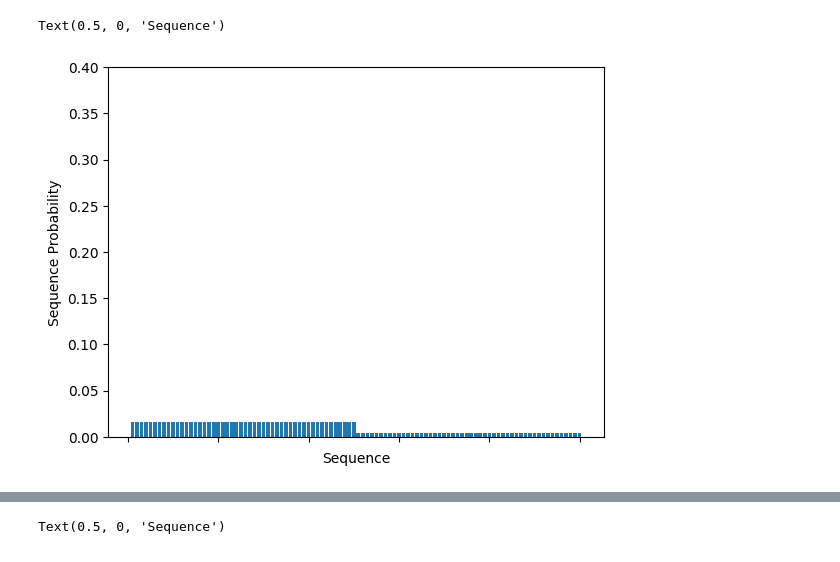
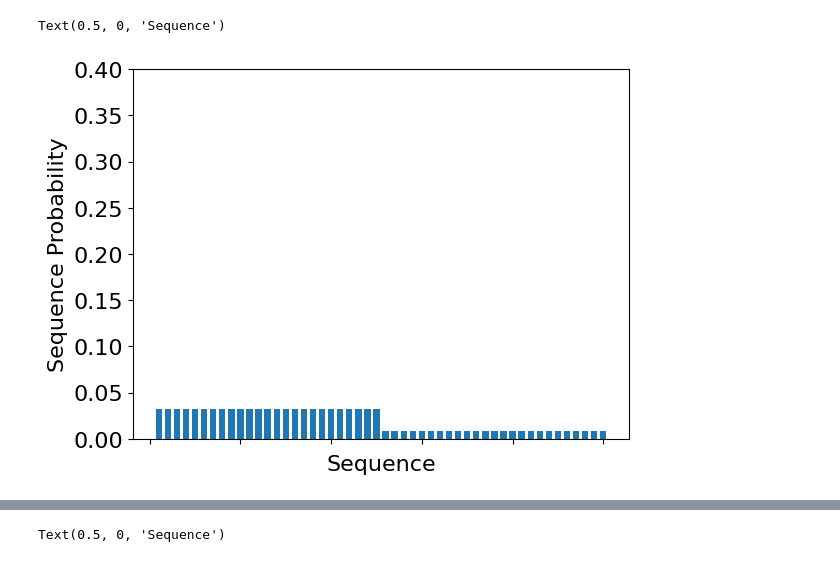
Before and after one commit to ljyflores/calibrated-confidence-for-nlg, a Jupyter notebook: analysis/plot_demos.ipynb, the cells around one changed output, grey strips where cells are left out. Cells and saved outputs as stored; diff of their text form; code cells hidden in the pictures.

```diff
--- a/analysis/plot_demos.ipynb
+++ b/analysis/plot_demos.ipynb
@@ -3,14 +3,16 @@ import numpy as np
 import matplotlib.pyplot as plt
 from utils_tail_probs import *
 # %%
-bars0 = [0.8 / 50] * 50 + [0.2 / 50] * 50
-barlist = plt.bar(list(range(1, len(bars0) + 1)), bars0)
+bars0 = [0.8 / 25] * 25 + [0.2 / 25] * 25
+barlist = plt.bar(list(range(1, len(bars0) + 1)), bars0, width=0.7)
 
+plt.xticks(fontsize=16)
+plt.yticks(fontsize=16)
 plt.ylim(0, 0.4)
 plt.gca().set_xticklabels([])
-plt.ylabel("Sequence Probability")
-plt.xlabel("Sequence")
+plt.ylabel("Sequence Probability", fontsize=16)
+plt.xlabel("Sequence", fontsize=16)
 # %% [output]
 Text(0.5, 0, 'Sequence')
-[figure, old version]
+[figure, new version]
 # %%
```
Also changed, not shown: parts of 3 cells of this notebook.
